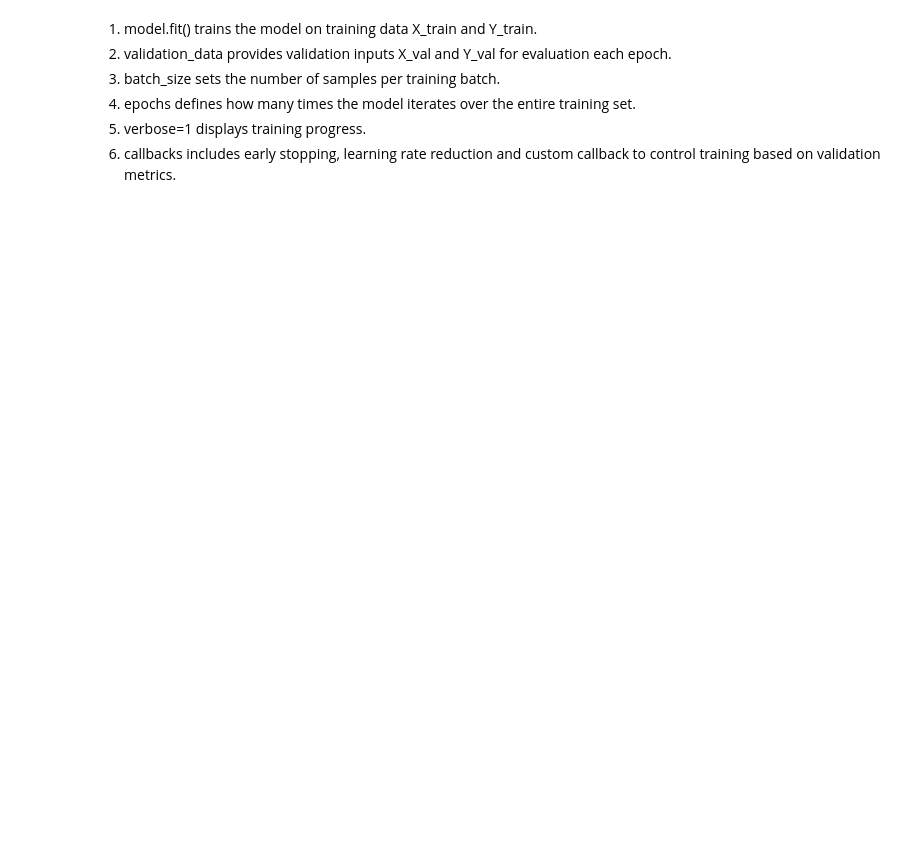
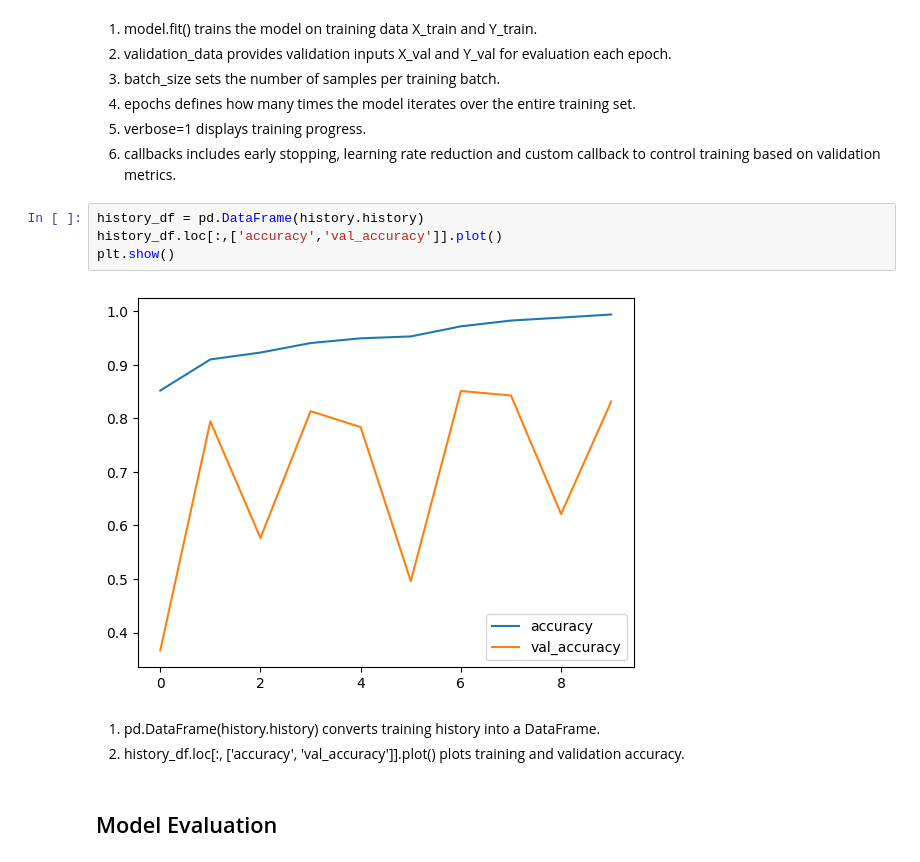
Before and after one commit to aravinds-py/Lung-Cancer-Detection, a Jupyter notebook: Lung Cancer.ipynb, the cells around one changed output. Drawn from its saved outputs; the diff is of its cells as text; blank space fills up the shorter version.

```diff
--- a/Lung Cancer.ipynb
+++ b/Lung Cancer.ipynb
@@ -187,3 +216,14 @@ Epoch 1/10
 4. epochs defines how many times the model iterates over the entire training set.
 5. verbose=1 displays training progress.
 6. callbacks includes early stopping, learning rate reduction and custom callback to control training based on validation metrics.
+# %%
+history_df = pd.DataFrame(history.history)
+history_df.loc[:,['accuracy','val_accuracy']].plot()
+plt.show()
+# %% [output]
+[figure, added]
+# %% [markdown]
+1. pd.DataFrame(history.history) converts training history into a DataFrame.
+2. history_df.loc[:, ['accuracy', 'val_accuracy']].plot() plots training and validation accuracy.
+# %% [markdown]
+## Model Evaluation
```
Also changed, not shown: parts of 11 cells of this notebook.
